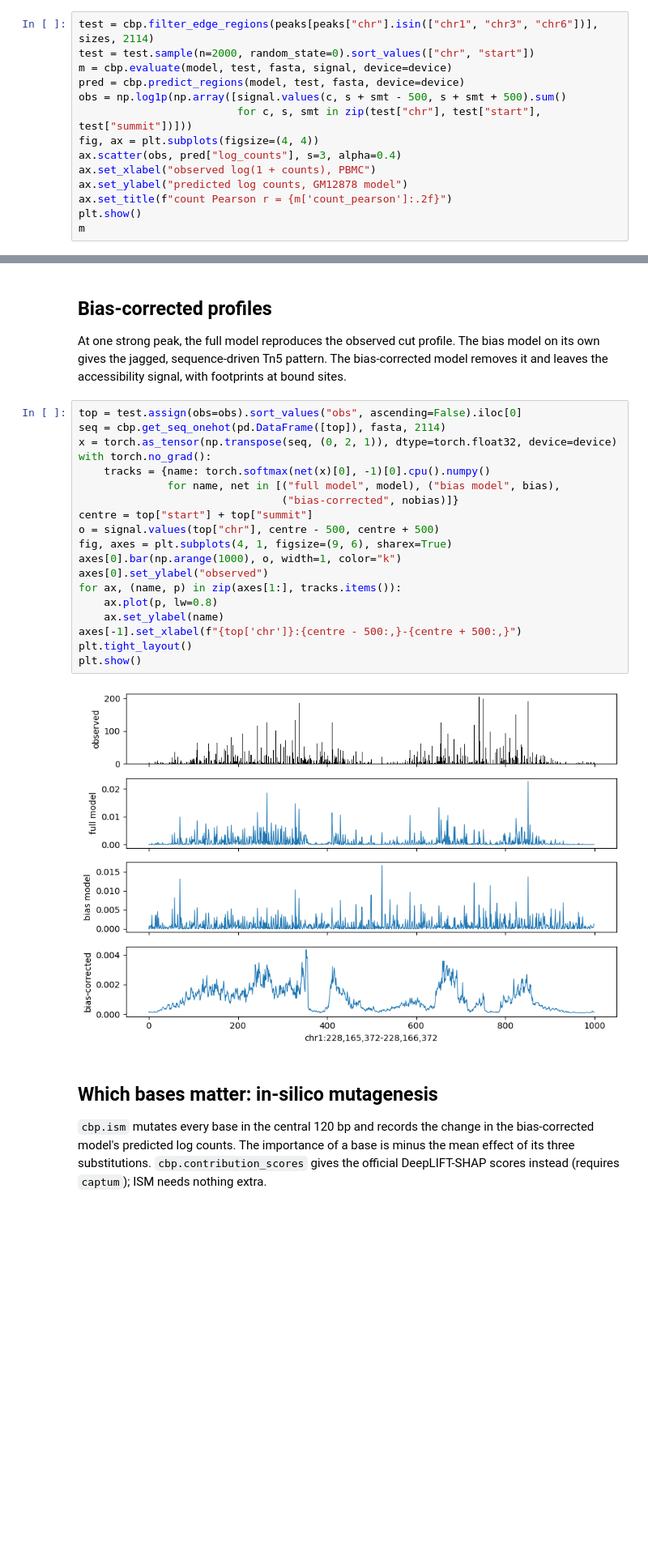
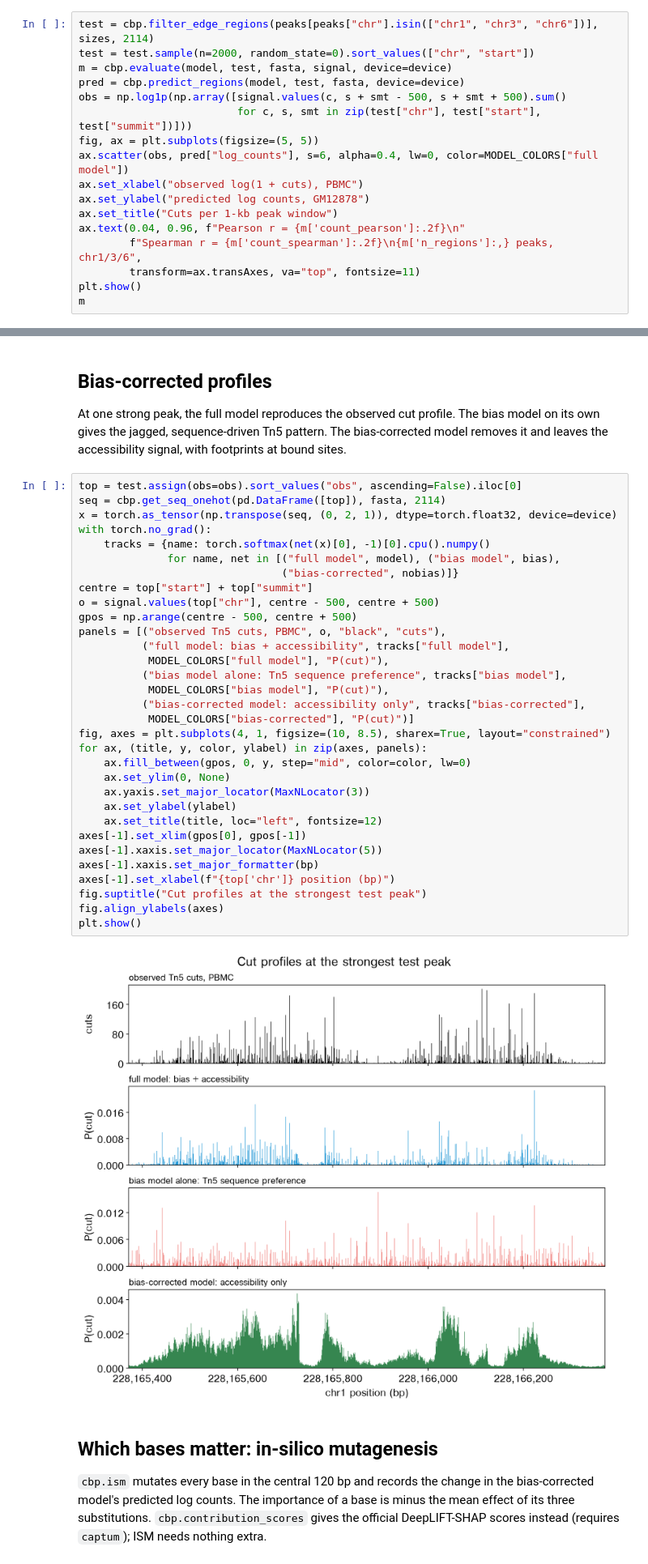
Before and after one commit to aristoteleo/epione, a Jupyter notebook: epione_guide/tutorials/single/t_chrombpnet.ipynb, the cells around one changed output, grey strips where cells are left out. Shown at 81% size. Saved outputs shown, nothing was run; the diff lists cells and outputs as text; blank space fills up the shorter version.

```diff
--- a/epione_guide/tutorials/single/t_chrombpnet.ipynb
+++ b/epione_guide/tutorials/single/t_chrombpnet.ipynb
@@ -82,11 +108,14 @@ m = cbp.evaluate(model, test, fasta, signal, device=device)
 pred = cbp.predict_regions(model, test, fasta, device=device)
 obs = np.log1p(np.array([signal.values(c, s + smt - 500, s + smt + 500).sum()
                          for c, s, smt in zip(test["chr"], test["start"], test["summit"])]))
-fig, ax = plt.subplots(figsize=(4, 4))
-ax.scatter(obs, pred["log_counts"], s=3, alpha=0.4)
-ax.set_xlabel("observed log(1 + counts), PBMC")
-ax.set_ylabel("predicted log counts, GM12878 model")
-ax.set_title(f"count Pearson r = {m['count_pearson']:.2f}")
+fig, ax = plt.subplots(figsize=(5, 5))
+ax.scatter(obs, pred["log_counts"], s=6, alpha=0.4, lw=0, color=MODEL_COLORS["full model"])
+ax.set_xlabel("observed log(1 + cuts), PBMC")
+ax.set_ylabel("predicted log counts, GM12878")
+ax.set_title("Cuts per 1-kb peak window")
+ax.text(0.04, 0.96, f"Pearson r = {m['count_pearson']:.2f}\n"
+        f"Spearman r = {m['count_spearman']:.2f}\n{m['n_regions']:,} peaks, chr1/3/6",
+        transform=ax.transAxes, va="top", fontsize=11)
 plt.show()
 m
 # %% [output]
@@ -103,24 +132,37 @@ At one strong peak, the full model reproduces the observed cut profile. The bias
 # %%
 top = test.assign(obs=obs).sort_values("obs", ascending=False).iloc[0]
 seq = cbp.get_seq_onehot(pd.DataFrame([top]), fasta, 2114)
 x = torch.as_tensor(np.transpose(seq, (0, 2, 1)), dtype=torch.float32, device=device)
 with torch.no_grad():
     tracks = {name: torch.softmax(net(x)[0], -1)[0].cpu().numpy()
               for name, net in [("full model", model), ("bias model", bias),
                                 ("bias-corrected", nobias)]}
 centre = top["start"] + top["summit"]
 o = signal.values(top["chr"], centre - 500, centre + 500)
-fig, axes = plt.subplots(4, 1, figsize=(9, 6), sharex=True)
-axes[0].bar(np.arange(1000), o, width=1, color="k")
-axes[0].set_ylabel("observed")
-for ax, (name, p) in zip(axes[1:], tracks.items()):
-    ax.plot(p, lw=0.8)
-    ax.set_ylabel(name)
-axes[-1].set_xlabel(f"{top['chr']}:{centre - 500:,}-{centre + 500:,}")
-plt.tight_layout()
+gpos = np.arange(centre - 500, centre + 500)
+panels = [("observed Tn5 cuts, PBMC", o, "black", "cuts"),
+          ("full model: bias + accessibility", tracks["full model"],
+           MODEL_COLORS["full model"], "P(cut)"),
+          ("bias model alone: Tn5 sequence preference", tracks["bias model"],
+           MODEL_COLORS["bias model"], "P(cut)"),
+          ("bias-corrected model: accessibility only", tracks["bias-corrected"],
+           MODEL_COLORS["bias-corrected"], "P(cut)")]
+fig, axes = plt.subplots(4, 1, figsize=(10, 8.5), sharex=True, layout="constrained")
+for ax, (title, y, color, ylabel) in zip(axes, panels):
+    ax.fill_between(gpos, 0, y, step="mid", color=color, lw=0)
+    ax.set_ylim(0, None)
+    ax.yaxis.set_major_locator(MaxNLocator(3))
+    ax.set_ylabel(ylabel)
+    ax.set_title(title, loc="left", fontsize=12)
+axes[-1].set_xlim(gpos[0], gpos[-1])
+axes[-1].xaxis.set_major_locator(MaxNLocator(5))
+axes[-1].xaxis.set_major_formatter(bp)
+axes[-1].set_xlabel(f"{top['chr']} position (bp)")
+fig.suptitle("Cut profiles at the strongest test peak")
+fig.align_ylabels(axes)
 plt.show()
 # %% [output]
-[figure, old version]
+[figure, new version]
 # %% [markdown]
 ## Which bases matter: in-silico mutagenesis
 
```
Also changed, not shown: parts of 8 cells of this notebook.
